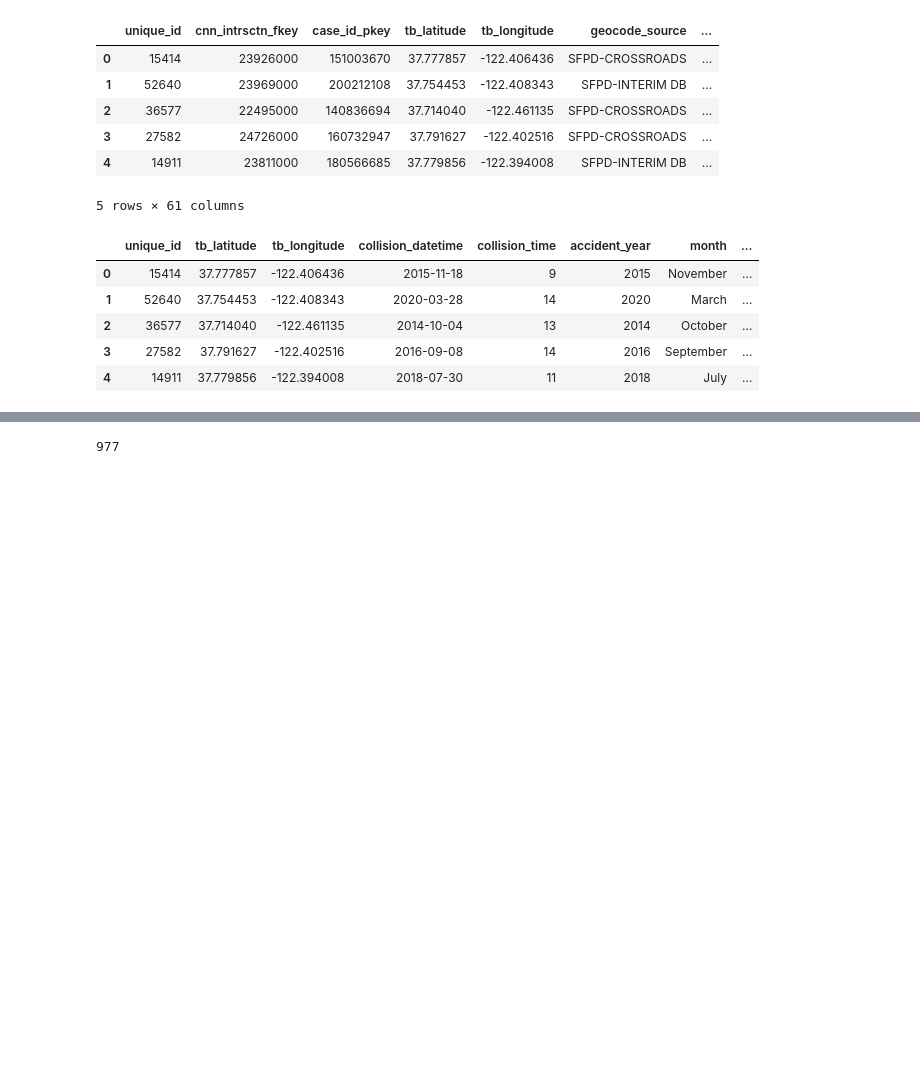
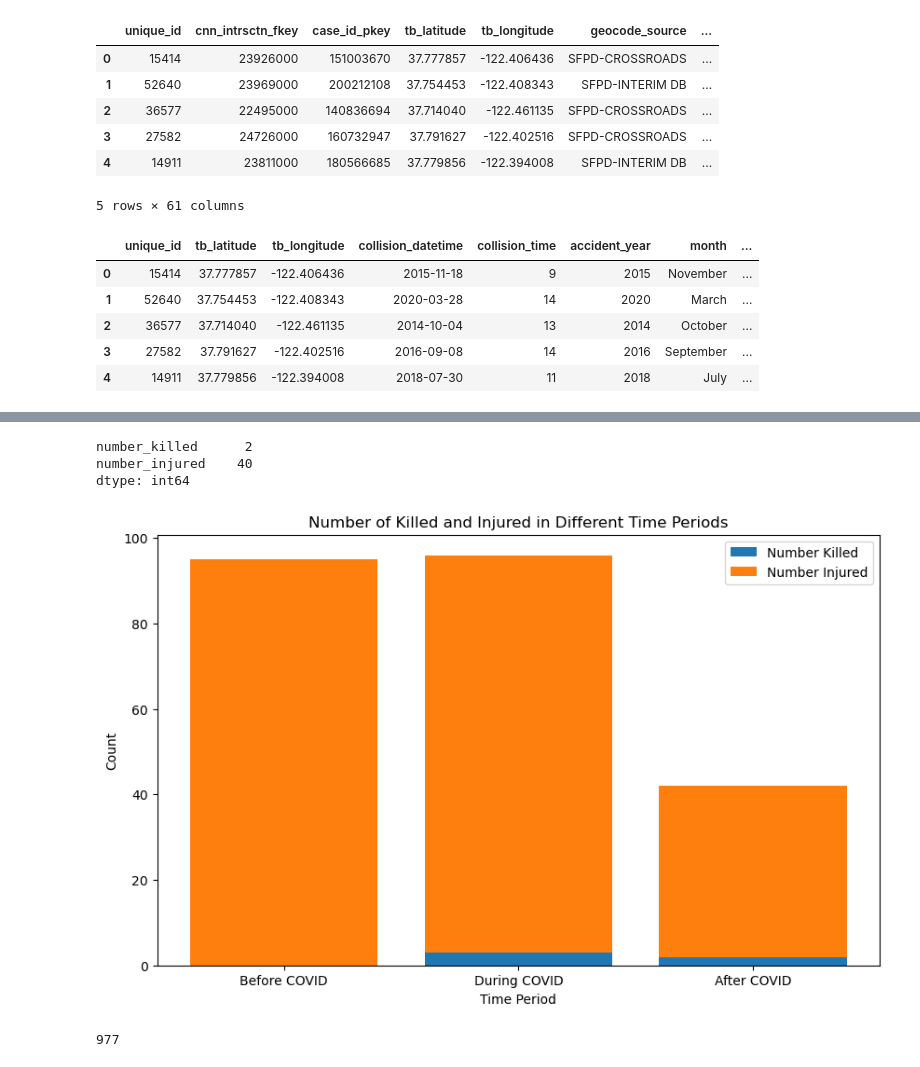
Before and after one commit to aarononward/traffic_collision_analysis, a Jupyter notebook: data/traffic_collision_ETL.ipynb, the cells around one changed output, grey strips where cells are left out. Drawn from its saved outputs; the diff is of its cells as text; code cells hidden in the pictures; blank space fills up the shorter version.

```diff
--- a/data/traffic_collision_ETL.ipynb
+++ b/data/traffic_collision_ETL.ipynb
@@ -215,3 +289,20 @@ df_final.head()
+# %%
+after_covid_stats.head()
+# %% [output]
+number_killed      2
+number_injured    40
+dtype: int64
+# %%
+plt.figure(figsize=(10, 6))
+plt.bar(time_periods, killed_values, label='Number Killed')
+plt.bar(time_periods, injured_values, bottom=killed_values, label='Number Injured')
+plt.xlabel('Time Period')
+plt.ylabel('Count')
+plt.title('Number of Killed and Injured in Different Time Periods')
+plt.legend()
+plt.show()
+# %% [output]
+[figure, added]
 # %%
 # create an engine to access sql database file
 engine = create_engine("sqlite:///traffic_db.sqlite")
```
Also changed, not shown: parts of 8 cells of this notebook, 3 other files.
